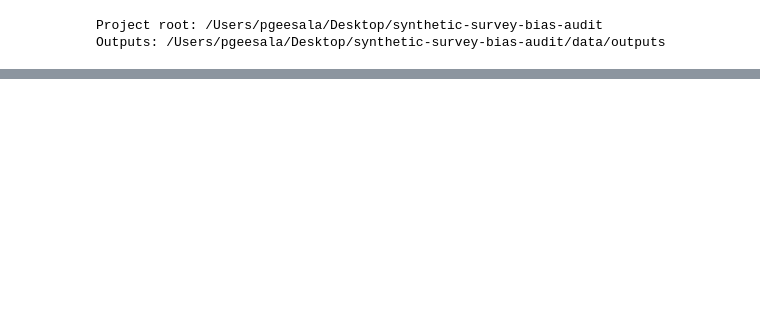
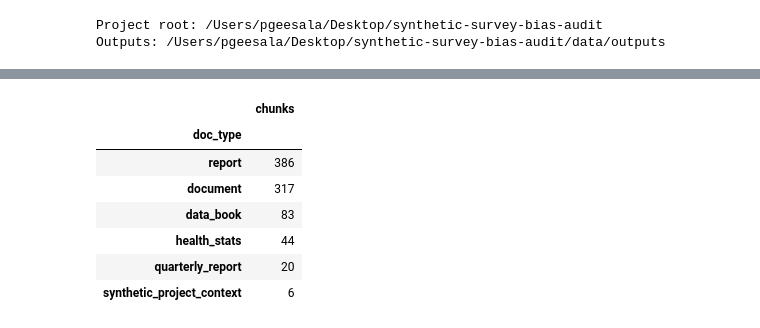
Before and after one commit to NikhilaReddyKuntla/synthetic-survey-bias-audit, a Jupyter notebook: notebooks/project_results_analysis.ipynb, the cells around one changed output, grey strips where cells are left out. Saved outputs shown, nothing was run; the diff lists cells and outputs as text; code cells hidden in the pictures; blank space fills up the shorter version.

```diff
--- a/notebooks/project_results_analysis.ipynb
+++ b/notebooks/project_results_analysis.ipynb
@@ -211,0 +255,20 @@ Compares GPT and DeepSeek synthetic survey baselines against ACS demographic ben
+# %%
+metadata_df = pd.DataFrame(metadata)
+chunk_ids = metadata_df.get("chunk_id", pd.Series(dtype=object)) if not metadata_df.empty else pd.Series(dtype=object)
+texts = metadata_df.get("text", pd.Series(dtype=object)) if not metadata_df.empty else pd.Series(dtype=object)
+domains = sorted(metadata_df.get("domain", pd.Series(dtype=object)).dropna().unique().tolist()) if not metadata_df.empty else []
+synthetic_chunks = metadata_df[metadata_df.get("source_file", pd.Series(dtype=str)).astype(str).str.contains("synthetic_product_x_context", na=False)] if not metadata_df.empty else pd.DataFrame()
+synthetic_domains = sorted(synthetic_chunks.get("domain", pd.Series(dtype=object)).dropna().unique().tolist()) if not synthetic_chunks.empty else []
+
+if not metadata_df.empty:
+    doc_type_counts = metadata_df.get("doc_type", pd.Series(dtype=object)).fillna("unknown").value_counts().head(12)
+    display(doc_type_counts.to_frame("chunks"))
+# %% [output]
+|  | chunks |
+| doc_type |  |
+| report | 386 |
+| document | 317 |
+| data_book | 83 |
+| health_stats | 44 |
+| quarterly_report | 20 |
+| synthetic_project_context | 6 |
```
Also changed, not shown: parts of 30 cells of this notebook, 9 other files.
